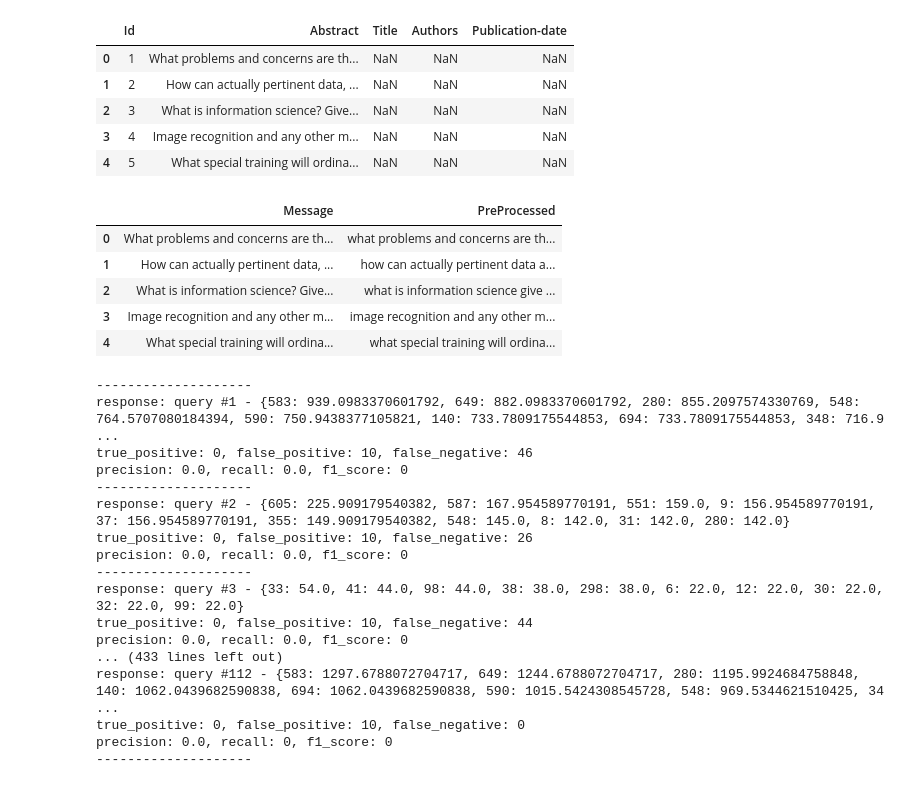
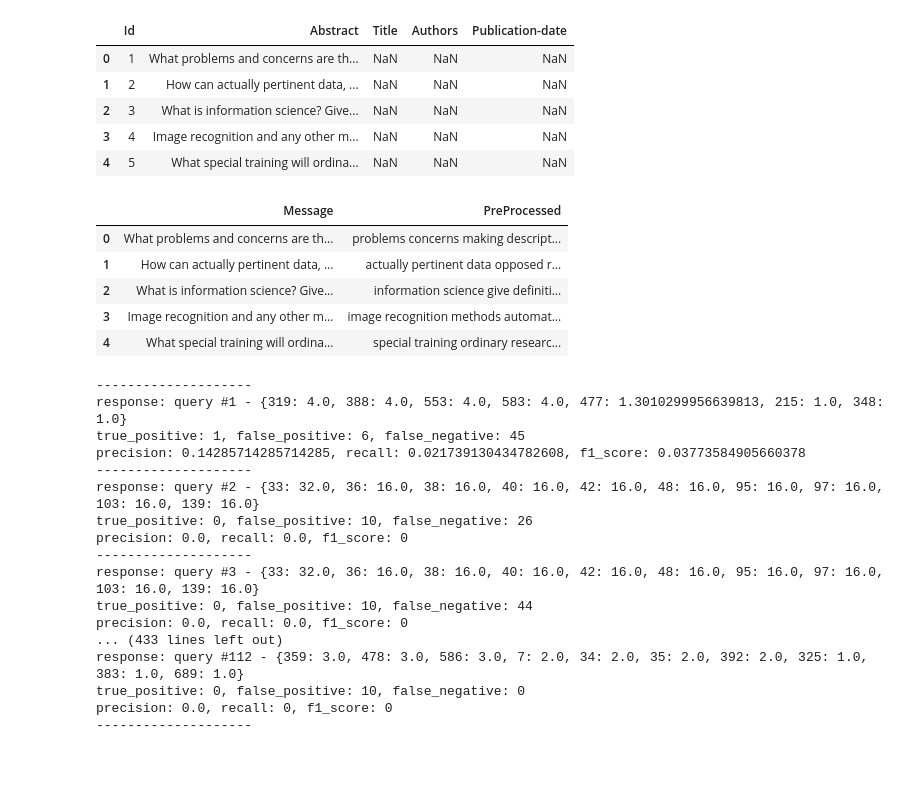
Before and after one commit to msadeqsirjani/SYSYS, a Jupyter notebook: src/app.ipynb, the cells around one changed output. Cells and saved outputs as stored; diff of their text form; code cells hidden in the pictures.

Commit message:
fix: make removing stop words method ready to use

```diff
--- a/src/app.ipynb
+++ b/src/app.ipynb
@@ -70,12 +70,11 @@ def remove_small_words(text):
     '''
     return ("".join([x for x in text if len(x) > 3]))
 
-stopwords = nltk.corpus.stopwords.words('english')
 def remove_stopwords(text):
-    ''' Remove stopwords. Here, NLTK corpus list is used for a match. However, a customized user-defined
-        list could be created and used to limit the matches in input text.
+    ''' Remove stopwords. Here, NLTK corpus list is used for a match. However,
+        a customized user-defined list could be created and used to limit the matches in input text.
     '''
-    return ("".join([word for word in text if word not in stopwords]))
+    return (" ".join([word for word in text.split(' ') if word not in stopwords]))
 
 
 # Apply stemming to convert tokens to their root form. This is a rule-based process of word form conversion
@@ -270,23 +275,23 @@ queries.head()
 # %%
 def get_query_terms(query):
     query_frame = pd.DataFrame(list(query), columns=['Message'])
     return preprocess_pipeline(df=query_frame,
                     tokenize_flag=True,
                     remove_punctuations_flag=True,
                     remove_small_words_flag=False,
-                    remove_stop_words_flag=False,
+                    remove_stop_words_flag=True,
                     lemmatize_flag=True,
                     stemmer_flag=True)
 
 clean_queries = get_query_terms(queries['Abstract'])
 clean_queries.head()
 # %% [output]
 |  | Message | PreProcessed |
-| 0 | What problems and concerns are th... | what problems and concerns are th... |
-| 1 | How can actually pertinent data, ... | how can actually pertinent data a... |
-| 2 | What is information science? Give... | what is information science give ... |
-| 3 | Image recognition and any other m... | image recognition and any other m... |
-| 4 | What special training will ordina... | what special training will ordina... |
+| 0 | What problems and concerns are th... | problems concerns making descript... |
+| 1 | How can actually pertinent data, ... | actually pertinent data opposed r... |
+| 2 | What is information science? Give... | information science give definiti... |
+| 3 | Image recognition and any other m... | image recognition methods automat... |
+| 4 | What special training will ordina... | special training ordinary researc... |
 # %%
 def term_frequency(method, term, term_idf):
     if(method == 'n'):
@@ -403,19 +408,19 @@ def search(tf_method, idf_method):
 search(tf_method='n', idf_method='p')
 # %% [output]
 --------------------
-response: query #1 - {583: 939.0983370601792, 649: 882.0983370601792, 280: 855.2097574330769, 548: 764.5707080184394, 590: 750.9438377105821, 140: 733.7809175544853, 694: 733.7809175544853, 348: 716.9 ...
-true_positive: 0, false_positive: 10, false_negative: 46
-precision: 0.0, recall: 0.0, f1_score: 0
+response: query #1 - {319: 4.0, 388: 4.0, 553: 4.0, 583: 4.0, 477: 1.3010299956639813, 215: 1.0, 348: 1.0}
+true_positive: 1, false_positive: 6, false_negative: 45
+precision: 0.14285714285714285, recall: 0.021739130434782608, f1_score: 0.03773584905660378
 --------------------
-response: query #2 - {605: 225.909179540382, 587: 167.954589770191, 551: 159.0, 9: 156.954589770191, 37: 156.954589770191, 355: 149.909179540382, 548: 145.0, 8: 142.0, 31: 142.0, 280: 142.0}
+response: query #2 - {33: 32.0, 36: 16.0, 38: 16.0, 40: 16.0, 42: 16.0, 48: 16.0, 95: 16.0, 97: 16.0, 103: 16.0, 139: 16.0}
 true_positive: 0, false_positive: 10, false_negative: 26
 precision: 0.0, recall: 0.0, f1_score: 0
 --------------------
-response: query #3 - {33: 54.0, 41: 44.0, 98: 44.0, 38: 38.0, 298: 38.0, 6: 22.0, 12: 22.0, 30: 22.0, 32: 22.0, 99: 22.0}
+response: query #3 - {33: 32.0, 36: 16.0, 38: 16.0, 40: 16.0, 42: 16.0, 48: 16.0, 95: 16.0, 97: 16.0, 103: 16.0, 139: 16.0}
 true_positive: 0, false_positive: 10, false_negative: 44
 precision: 0.0, recall: 0.0, f1_score: 0
 ... (433 lines left out)
-response: query #112 - {583: 1297.6788072704717, 649: 1244.6788072704717, 280: 1195.9924684758848, 140: 1062.0439682590838, 694: 1062.0439682590838, 590: 1015.5424308545728, 548: 969.5344621510425, 34 ...
+response: query #112 - {359: 3.0, 478: 3.0, 586: 3.0, 7: 2.0, 34: 2.0, 35: 2.0, 392: 2.0, 325: 1.0, 383: 1.0, 689: 1.0}
 true_positive: 0, false_positive: 10, false_negative: 0
 precision: 0.0, recall: 0, f1_score: 0
 --------------------
```
Also changed, not shown: parts of 7 cells of this notebook, 2 other files.
